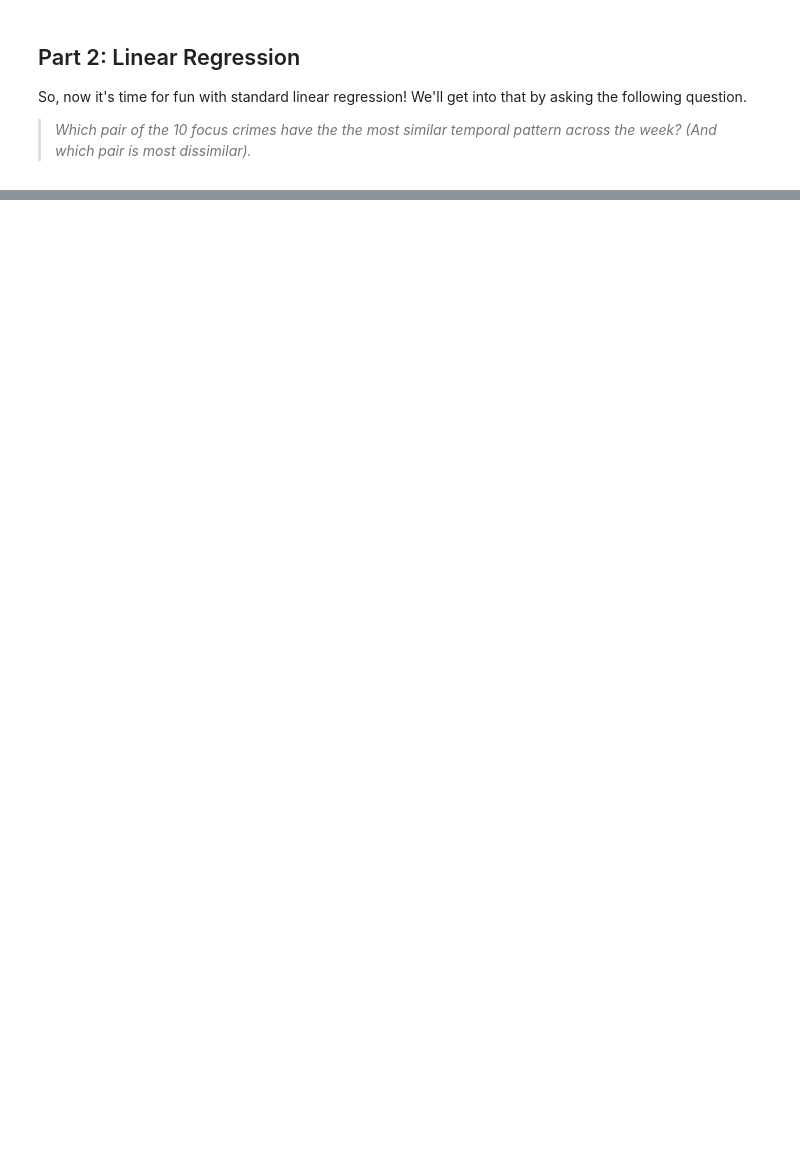
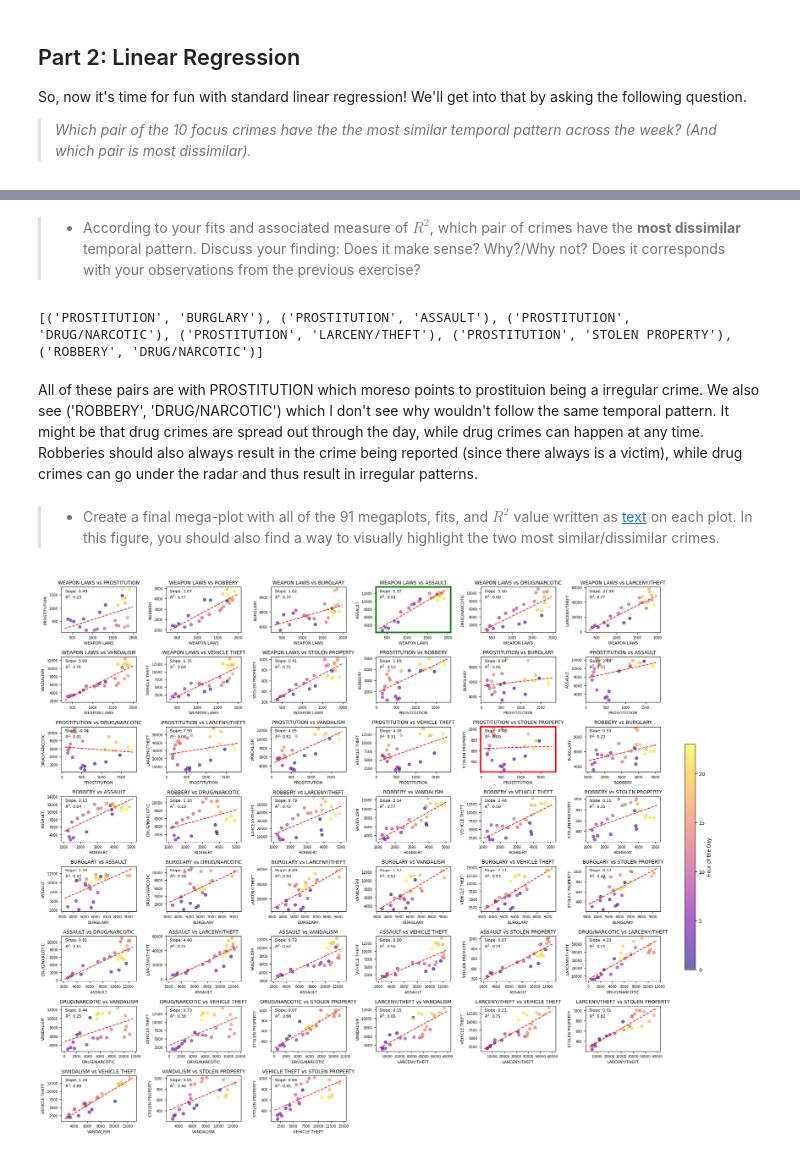
Before and after one commit to AleksandarLukic96/02806_Social_Data, a Jupyter notebook: notebooks/W5_Vic.ipynb, the cells around one changed output, grey strips where cells are left out. Saved outputs shown, nothing was run; the diff lists cells and outputs as text; code cells hidden in the pictures; blank space fills up the shorter version.

```diff
--- a/notebooks/W5_Vic.ipynb
+++ b/notebooks/W5_Vic.ipynb
@@ -259,0 +403,62 @@ See LLM comments in gray.
+# %% [markdown]
+> * According to your fits and associated measure of $R^2$, which pair of crimes have the **most dissimilar** temporal pattern. Discuss your finding: Does it make sense? Why?/Why not? Does it corresponds with your observations from the previous exercise?
+# %%
+#Pairs with lowest r2 values:
+pairs = [(crime1, crime2) for (crime1, crime2), r in zip(crime_pairs, r2) if r < 0.2]
+print(pairs)
+# %% [output]
+[('PROSTITUTION', 'BURGLARY'), ('PROSTITUTION', 'ASSAULT'), ('PROSTITUTION', 'DRUG/NARCOTIC'), ('PROSTITUTION', 'LARCENY/THEFT'), ('PROSTITUTION', 'STOLEN PROPERTY'), ('ROBBERY', 'DRUG/NARCOTIC')]
+# %% [markdown]
+All of these pairs are with PROSTITUTION which moreso points to prostituion being a irregular crime.
+We also see ('ROBBERY', 'DRUG/NARCOTIC') which I don't see why wouldn't follow the same temporal pattern. It might be that drug crimes are spread out through the day, while drug crimes can happen at any time. Robberies should also always result in the crime being reported (since there always is a victim), while drug crimes can go under the radar and thus result in irregular patterns.
+# %% [markdown]
+> * Create a final mega-plot with all of the 91 megaplots, fits, and $R^2$ value written as [text](https://matplotlib.org/stable/api/_as_gen/matplotlib.pyplot.text.html) on each plot. In this figure, you should also find a way to visually highlight the two most similar/dissimilar crimes.
+# %%
+fig, axes = plt.subplots(8, 6, figsize=(20, 16))
+axes = axes.flatten()
+scatter_ref = None  # This is where we'll place the colorbar
+
+# Find the indices of the highest and lowest R^2 values
+max_r2_index = np.argmax(r2)
+min_r2_index = np.argmin(r2)
+
+for i, (crime1, crime2) in enumerate(crime_pairs):
+    colors = crime_counts.index % 24  # Extract hour of the day
+    ax = axes[i]
+    scatter_ref = ax.scatter(crime_counts[crime1], crime_counts[crime2], c=colors, cmap=cmap, alpha=0.6)
+    ax.set_xlabel(crime1, fontsize=8)
+    ax.set_ylabel(crime2, fontsize=8)
+    ax.set_title(f"{crime1} vs {crime2}", fontsize=10)
+    ax.tick_params(axis='both', which='major', labelsize=7)
+    # Add slope and R^2 to the plot
+    ax.text(0.05, 0.95, f"Slope: {slopes[i]:.2f}\n$R^2$: {r2[i]:.2f}", transform=ax.transAxes, fontsize=8, verticalalignment='top')
+    # Draw the regression line
+    x_vals = np.array(ax.get_xlim())
+    y_vals = intercepts[i] + slopes[i] * x_vals
+    ax.plot(x_vals, y_vals, '--', color='red')
+
+    # Highlight the plot with the highest R^2 value
+    if i == max_r2_index:
+        for spine in ax.spines.values():
+            spine.set_edgecolor('green')
+            spine.set_linewidth(3)
+
+    # Highlight the plot with the lowest R^2 value
+    if i == min_r2_index:
+        for spine in ax.spines.values():
+            spine.set_edgecolor('red')
+            spine.set_linewidth(3)
+
+# Hide unused subplots
+for j in range(len(crime_pairs), len(axes)):
+    fig.delaxes(axes[j])
+
+# Separate axis for the colorbar
+cbar_ax = fig.add_axes([0.92, 0.3, 0.015, 0.4])
+cbar = fig.colorbar(scatter_ref, cax=cbar_ax)
+cbar.set_label('Hour of the Day')
+
+plt.tight_layout(rect=[0, 0, 0.9, 1])  # Avoid overlap with colorbar
+plt.show()
+# %% [output]
+[figure, added]
```
Also changed, not shown: parts of 13 cells of this notebook.
